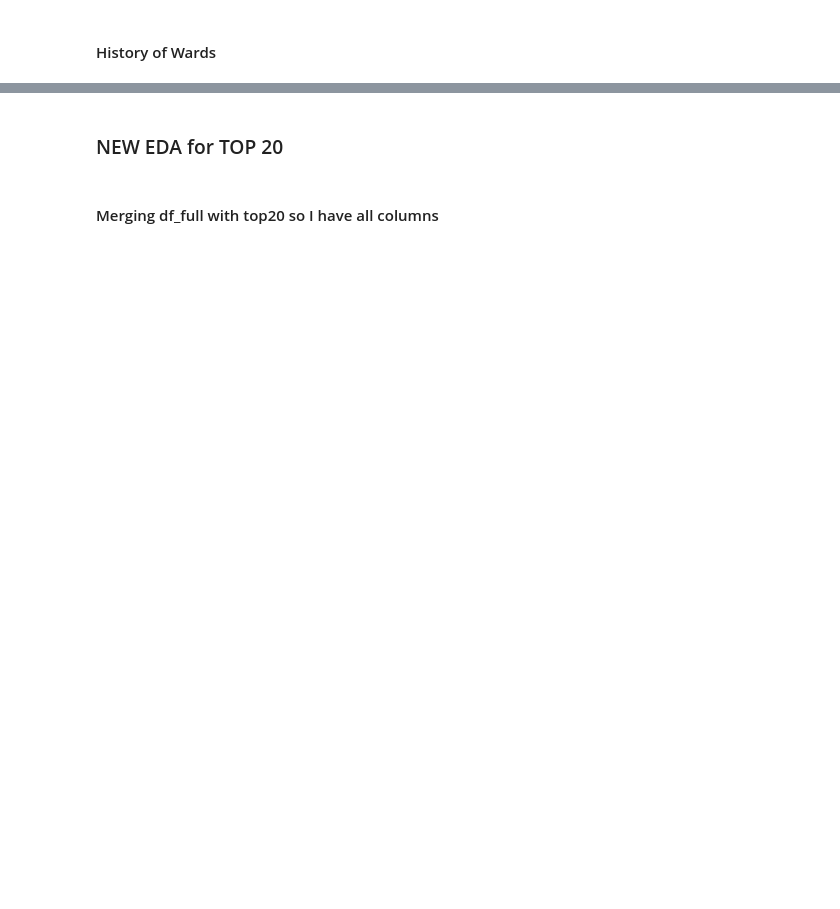
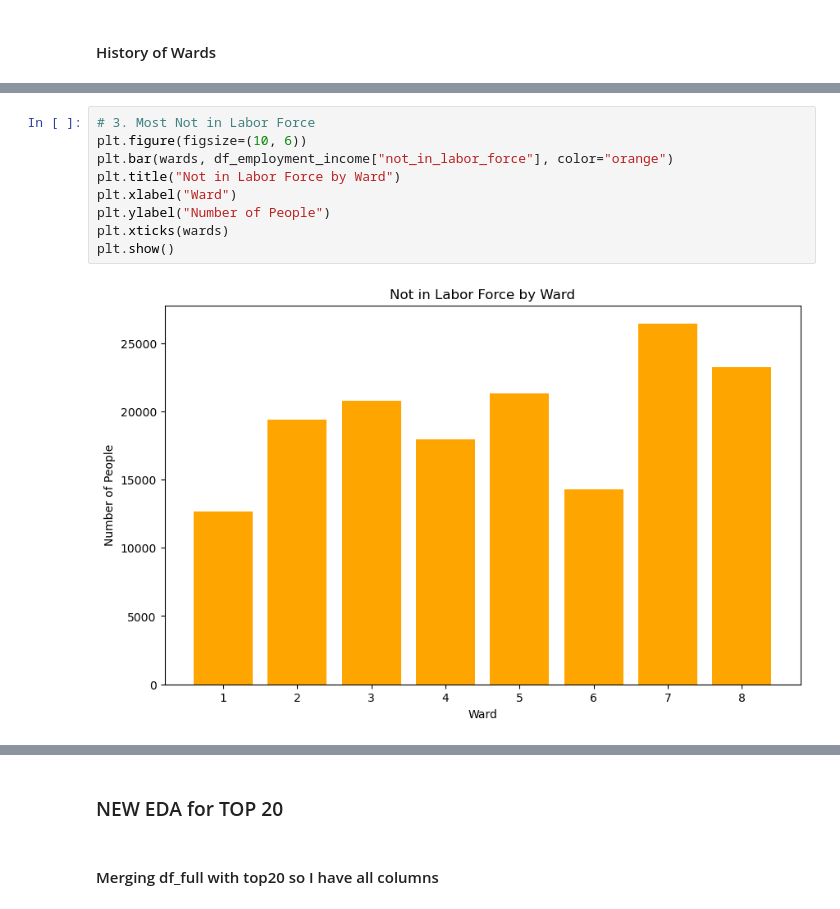
Before and after one commit to marcosmicozzi/my_code, a Jupyter notebook: m1p03_full.ipynb, the cells around one changed output, grey strips where cells are left out. Saved outputs shown, nothing was run; the diff lists cells and outputs as text; blank space fills up the shorter version.

```diff
--- a/m1p03_full.ipynb
+++ b/m1p03_full.ipynb
@@ -951,0 +1408,11 @@ memory usage: 7.3+ KB
+# %%
+# 3. Most Not in Labor Force
+plt.figure(figsize=(10, 6))
+plt.bar(wards, df_employment_income["not_in_labor_force"], color="orange")
+plt.title("Not in Labor Force by Ward")
+plt.xlabel("Ward")
+plt.ylabel("Number of People")
+plt.xticks(wards)
+plt.show()
+# %% [output]
+[figure, added]
```
Also changed, not shown: parts of 42 cells of this notebook.
